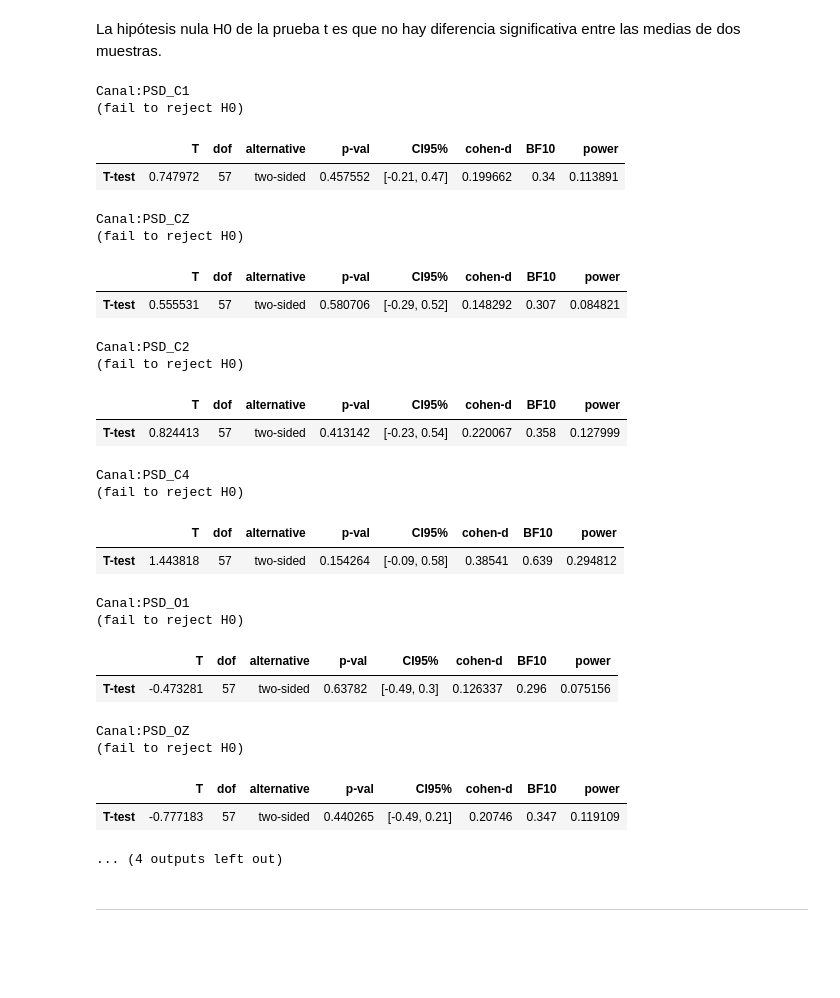
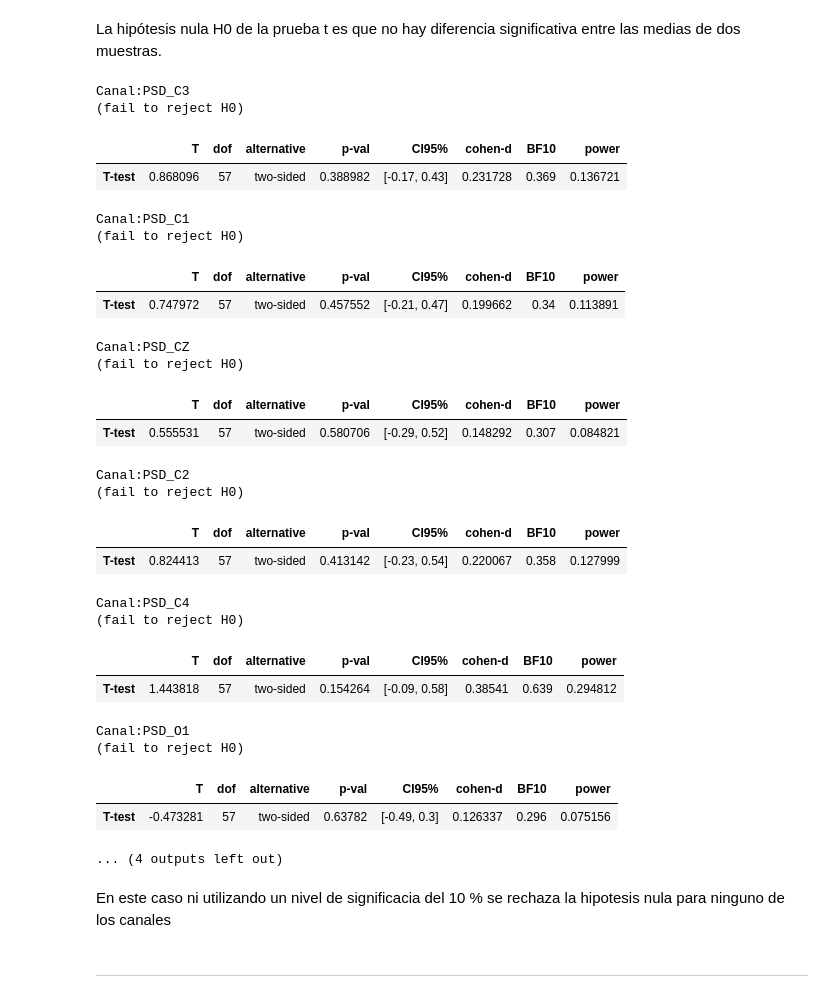
Before and after one commit to Astolfo2332/Parkinson_difference, a Jupyter notebook: Proyecto 2/Proyecto_2.ipynb, the cells around one changed output. Saved outputs shown, nothing was run; the diff lists cells and outputs as text; code cells hidden in the pictures; blank space fills up the shorter version.

```diff
--- a/Proyecto 2/Proyecto_2.ipynb
+++ b/Proyecto 2/Proyecto_2.ipynb
@@ -585,46 +665,50 @@ Homocedásticos
 La hipótesis nula H0 de la prueba t es que no hay diferencia significativa entre las medias de dos muestras.
 # %%
 con=0
+names = ["Estado",'PSD_C3', 'PSD_C1', 'PSD_CZ', 'PSD_C2', 'PSD_C4', 'PSD_O1', 'PSD_OZ', 'PSD_O2']
+
 namest=names[1:]
 for i in namest:
   c=df3.loc[0:pcontrol-1,i]
   p=df3.loc[pcontrol:len(df3),i]
   print("Canal:%s"%namest[con])
   con+=1
   t=pg.ttest(x=c, y=p, alternative='two-sided', correction=False)
   p=t.loc["T-test","p-val"]
   alpha=0.05
   if p > alpha:
         print('(fail to reject H0)')
   else:
         print('(reject H0)')
   display(t)
 # %% [output]
-Canal:PSD_C1
+Canal:PSD_C3
 (fail to reject H0)
 |  | T | dof | alternative | p-val | CI95% | cohen-d | BF10 | power |
-| T-test | 0.747972 | 57 | two-sided | 0.457552 | [-0.21, 0.47] | 0.199662 | 0.34 | 0.113891 |
+| T-test | 0.868096 | 57 | two-sided | 0.388982 | [-0.17, 0.43] | 0.231728 | 0.369 | 0.136721 |
-Canal:PSD_CZ
+Canal:PSD_C1
 (fail to reject H0)
 |  | T | dof | alternative | p-val | CI95% | cohen-d | BF10 | power |
-| T-test | 0.555531 | 57 | two-sided | 0.580706 | [-0.29, 0.52] | 0.148292 | 0.307 | 0.084821 |
+| T-test | 0.747972 | 57 | two-sided | 0.457552 | [-0.21, 0.47] | 0.199662 | 0.34 | 0.113891 |
-Canal:PSD_C2
+Canal:PSD_CZ
 (fail to reject H0)
 |  | T | dof | alternative | p-val | CI95% | cohen-d | BF10 | power |
-| T-test | 0.824413 | 57 | two-sided | 0.413142 | [-0.23, 0.54] | 0.220067 | 0.358 | 0.127999 |
+| T-test | 0.555531 | 57 | two-sided | 0.580706 | [-0.29, 0.52] | 0.148292 | 0.307 | 0.084821 |
-Canal:PSD_C4
+Canal:PSD_C2
 (fail to reject H0)
 |  | T | dof | alternative | p-val | CI95% | cohen-d | BF10 | power |
-| T-test | 1.443818 | 57 | two-sided | 0.154264 | [-0.09, 0.58] | 0.38541 | 0.639 | 0.294812 |
+| T-test | 0.824413 | 57 | two-sided | 0.413142 | [-0.23, 0.54] | 0.220067 | 0.358 | 0.127999 |
-Canal:PSD_O1
+Canal:PSD_C4
 (fail to reject H0)
 |  | T | dof | alternative | p-val | CI95% | cohen-d | BF10 | power |
-| T-test | -0.473281 | 57 | two-sided | 0.63782 | [-0.49, 0.3] | 0.126337 | 0.296 | 0.075156 |
+| T-test | 1.443818 | 57 | two-sided | 0.154264 | [-0.09, 0.58] | 0.38541 | 0.639 | 0.294812 |
-Canal:PSD_OZ
+Canal:PSD_O1
 (fail to reject H0)
 |  | T | dof | alternative | p-val | CI95% | cohen-d | BF10 | power |
-| T-test | -0.777183 | 57 | two-sided | 0.440265 | [-0.49, 0.21] | 0.20746 | 0.347 | 0.119109 |
+| T-test | -0.473281 | 57 | two-sided | 0.63782 | [-0.49, 0.3] | 0.126337 | 0.296 | 0.075156 |
 ... (4 outputs left out)
+# %% [markdown]
+En este caso ni utilizando un nivel de significacia del 10 % se rechaza la hipotesis nula para ninguno de los canales
 # %% [markdown]
 ---
 # %% [markdown]
```
Also changed, not shown: parts of 15 cells of this notebook.
